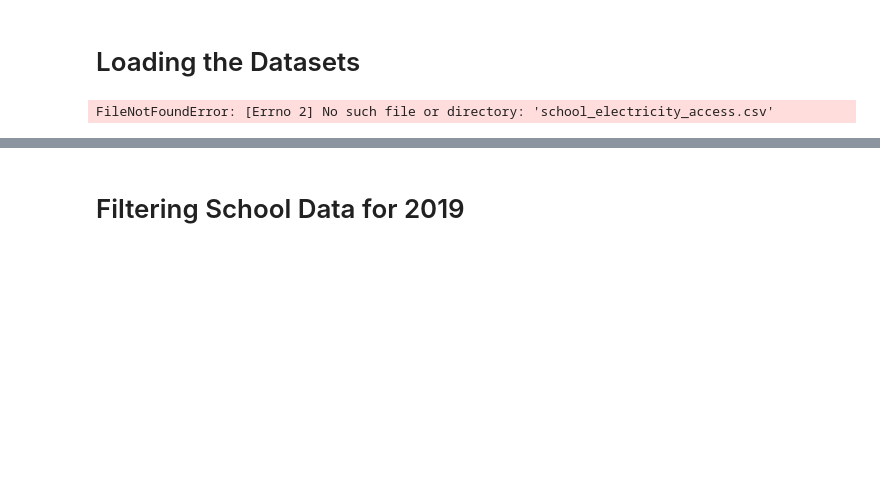
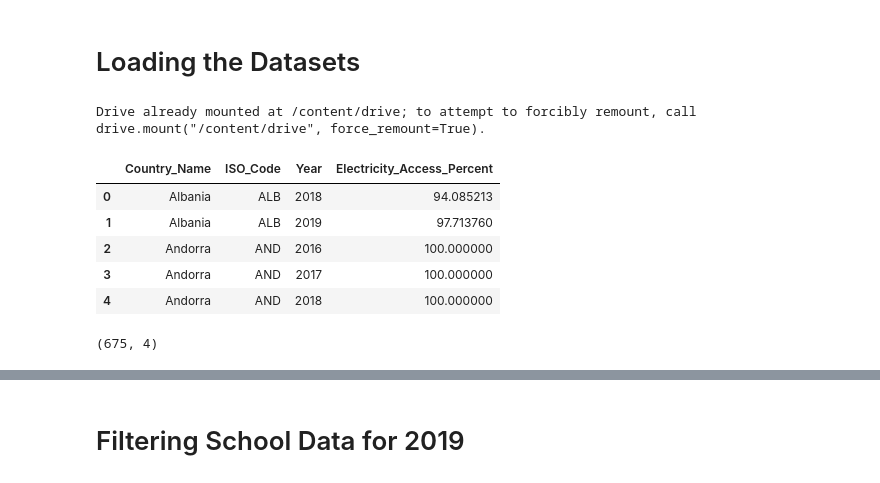
Before and after one commit to farukkilinc1903/group6-innovation-campus-samsung, a Jupyter notebook: Gr6homework.ipynb, the cells around one changed output, grey strips where cells are left out. Saved outputs shown, nothing was run; the diff lists cells and outputs as text; code cells hidden in the pictures; blank space fills up the shorter version.

Commit message:
Colab kullanılarak oluşturuldu

```diff
--- a/Gr6homework.ipynb
+++ b/Gr6homework.ipynb
@@ -10,11 +10,31 @@ import matplotlib.pyplot as plt
 import seaborn as sns
 # %% [markdown]
 # Loading the Datasets
-# %%
-school = pd.read_csv("school_electricity_access.csv")
-# %% [output]
-FileNotFoundError: [Errno 2] No such file or directory: 'school_electricity_access.csv'
+# %%
+import pandas as pd
+from google.colab import drive
+
+
+drive.mount('/content/drive')
+
+path = '/content/drive/MyDrive/samsung datalar/school_electricity_access.csv'
+
+
+school = pd.read_csv(path)
+
+
+school.head()
+# %% [output]
+Drive already mounted at /content/drive; to attempt to forcibly remount, call drive.mount("/content/drive", force_remount=True).
+|  | Country_Name | ISO_Code | Year | Electricity_Access_Percent |
+| 0 | Albania | ALB | 2018 | 94.085213 |
+| 1 | Albania | ALB | 2019 | 97.713760 |
+| 2 | Andorra | AND | 2016 | 100.000000 |
+| 3 | Andorra | AND | 2017 | 100.000000 |
+| 4 | Andorra | AND | 2018 | 100.000000 |
 # %%
 school.shape
+# %% [output]
+(675, 4)
 # %%
 school.head()
```
Also changed, not shown: parts of 13 cells of this notebook.
